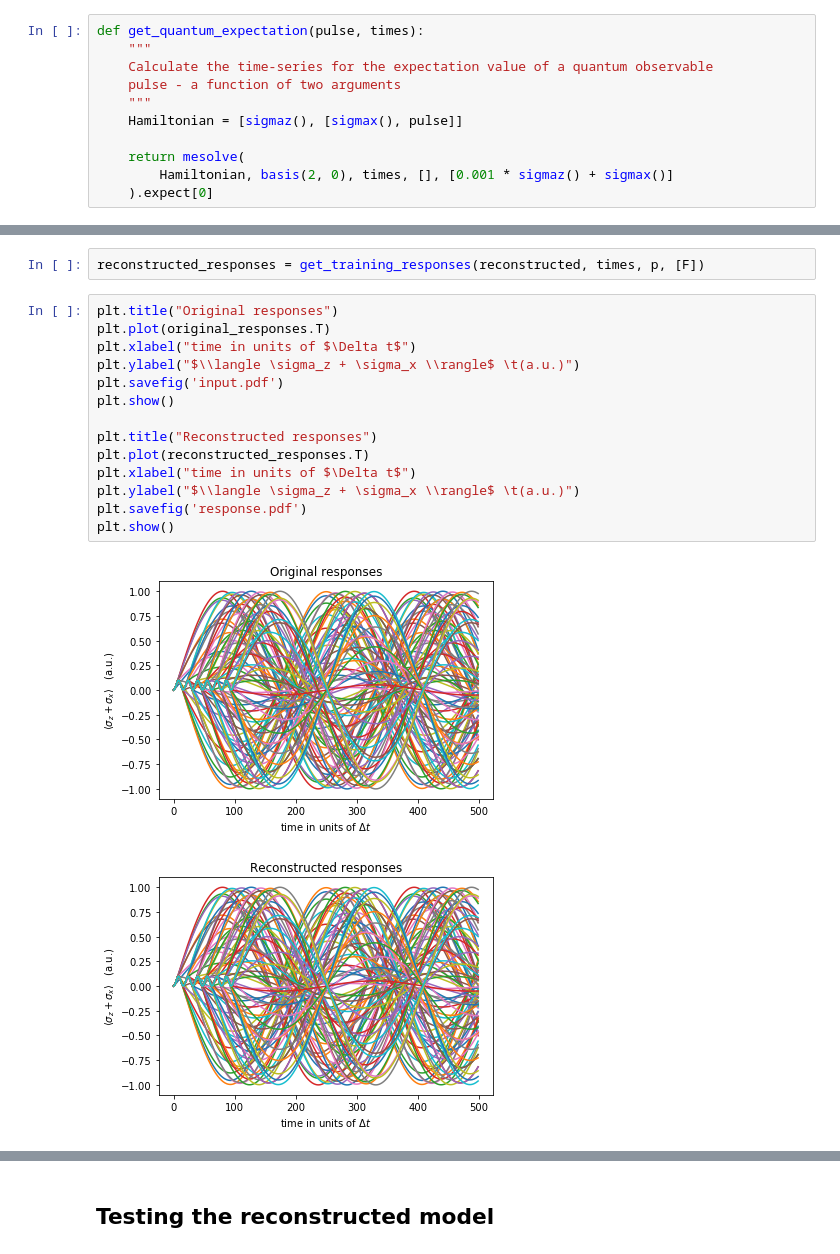
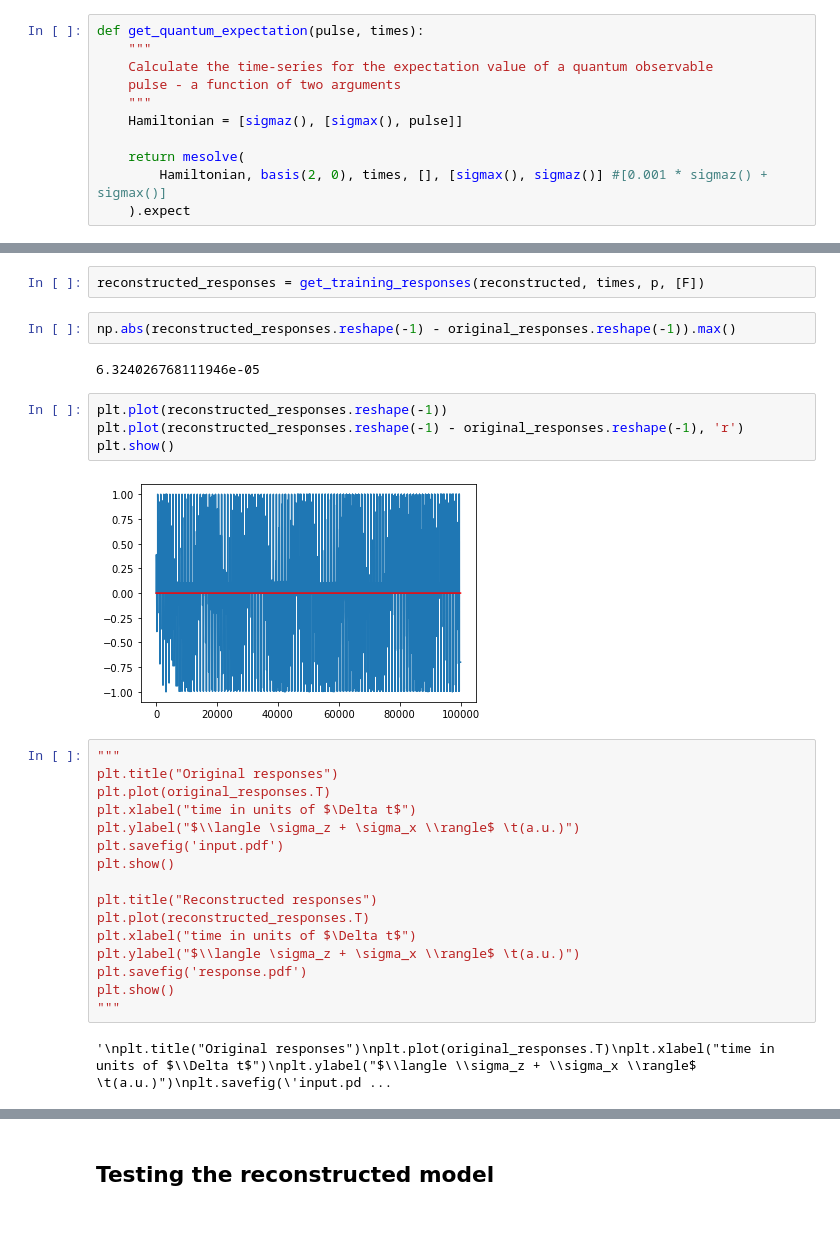
Before and after one commit to dibondar/QSystemIdentification, a Jupyter notebook: demo_bi_sys_landau_zeener.ipynb, the cells around one changed output, grey strips where cells are left out. Saved outputs shown, nothing was run; the diff lists cells and outputs as text; blank space fills up the shorter version.

```diff
--- a/demo_bi_sys_landau_zeener.ipynb
+++ b/demo_bi_sys_landau_zeener.ipynb
@@ -13,8 +13,8 @@ def get_quantum_expectation(pulse, times):
     Hamiltonian = [sigmaz(), [sigmax(), pulse]]
 
     return mesolve(
-        Hamiltonian, basis(2, 0), times, [], [0.001 * sigmaz() + sigmax()]
-    ).expect[0]
+        Hamiltonian, basis(2, 0), times, [], [sigmax(), sigmaz()] #[0.001 * sigmaz() + sigmax()]
+    ).expect
 # %%
 p = 100
 dt = 0.01
@@ -62,6 +65,17 @@ Reconstructed(Ac=array([[-1.05159098e-01, -2.00354971e+00, -5.70393254e-02],
 # %%
 reconstructed_responses = get_training_responses(reconstructed, times, p, [F])
+# %%
+np.abs(reconstructed_responses.reshape(-1) - original_responses.reshape(-1)).max()
+# %% [output]
+6.324026768111946e-05
+# %%
+plt.plot(reconstructed_responses.reshape(-1))
+plt.plot(reconstructed_responses.reshape(-1) - original_responses.reshape(-1), 'r')
+plt.show()
+# %% [output]
+[figure, added]
 # %%
+"""
 plt.title("Original responses")
 plt.plot(original_responses.T)
 plt.xlabel("time in units of $\Delta t$")
@@ -75,6 +89,6 @@ plt.xlabel("time in units of $\Delta t$")
 plt.ylabel("$\\langle \sigma_z + \sigma_x \\rangle$ \t(a.u.)")
 plt.savefig('response.pdf')
 plt.show()
+"""
 # %% [output]
-[figure, removed]
-[figure, removed]
+'\nplt.title("Original responses")\nplt.plot(original_responses.T)\nplt.xlabel("time in units of $\\Delta t$")\nplt.ylabel("$\\langle \\sigma_z + \\sigma_x \\rangle$ \t(a.u.)")\nplt.savefig(\'input.pd ...
```
Also changed, not shown: parts of 16 cells of this notebook, 1 other file.
